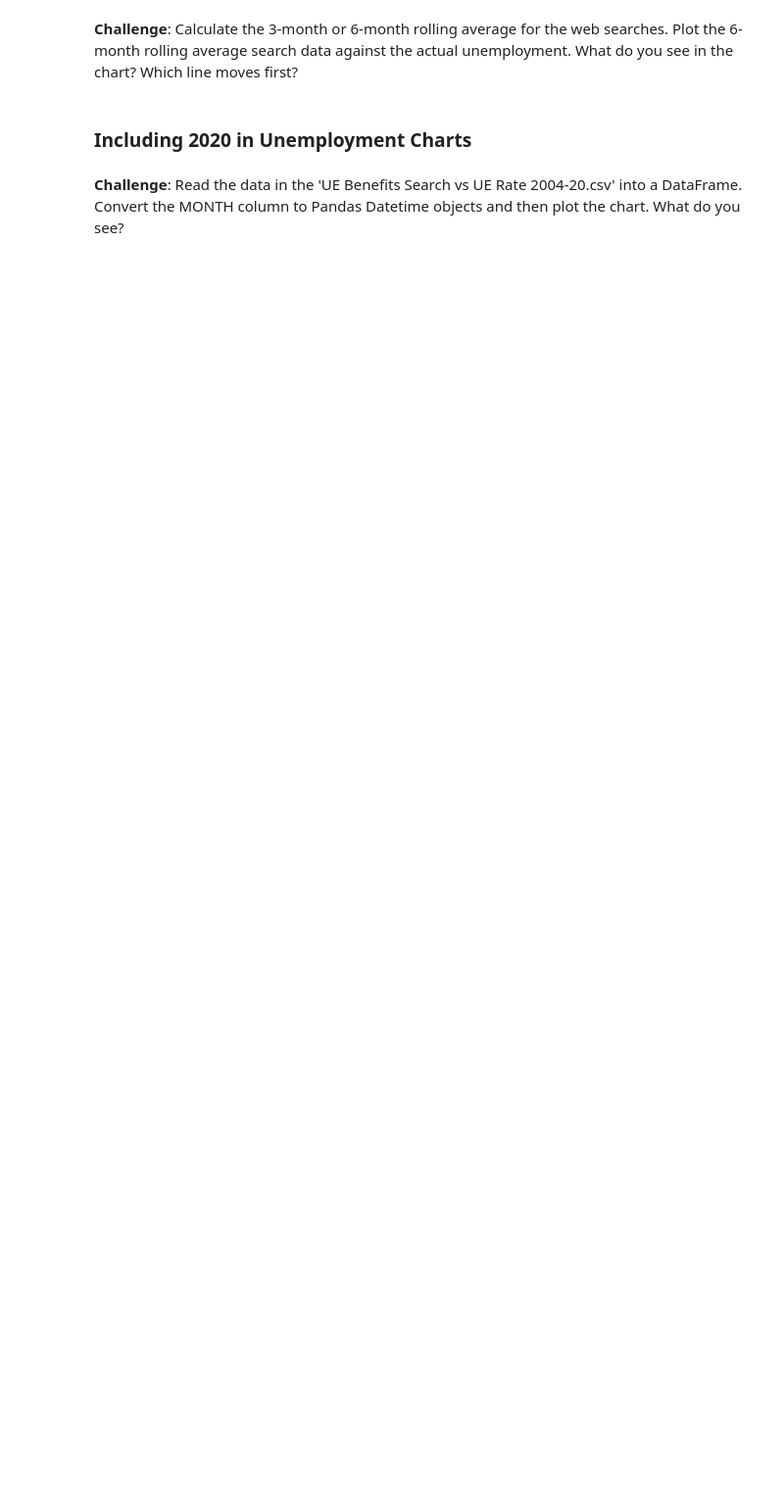
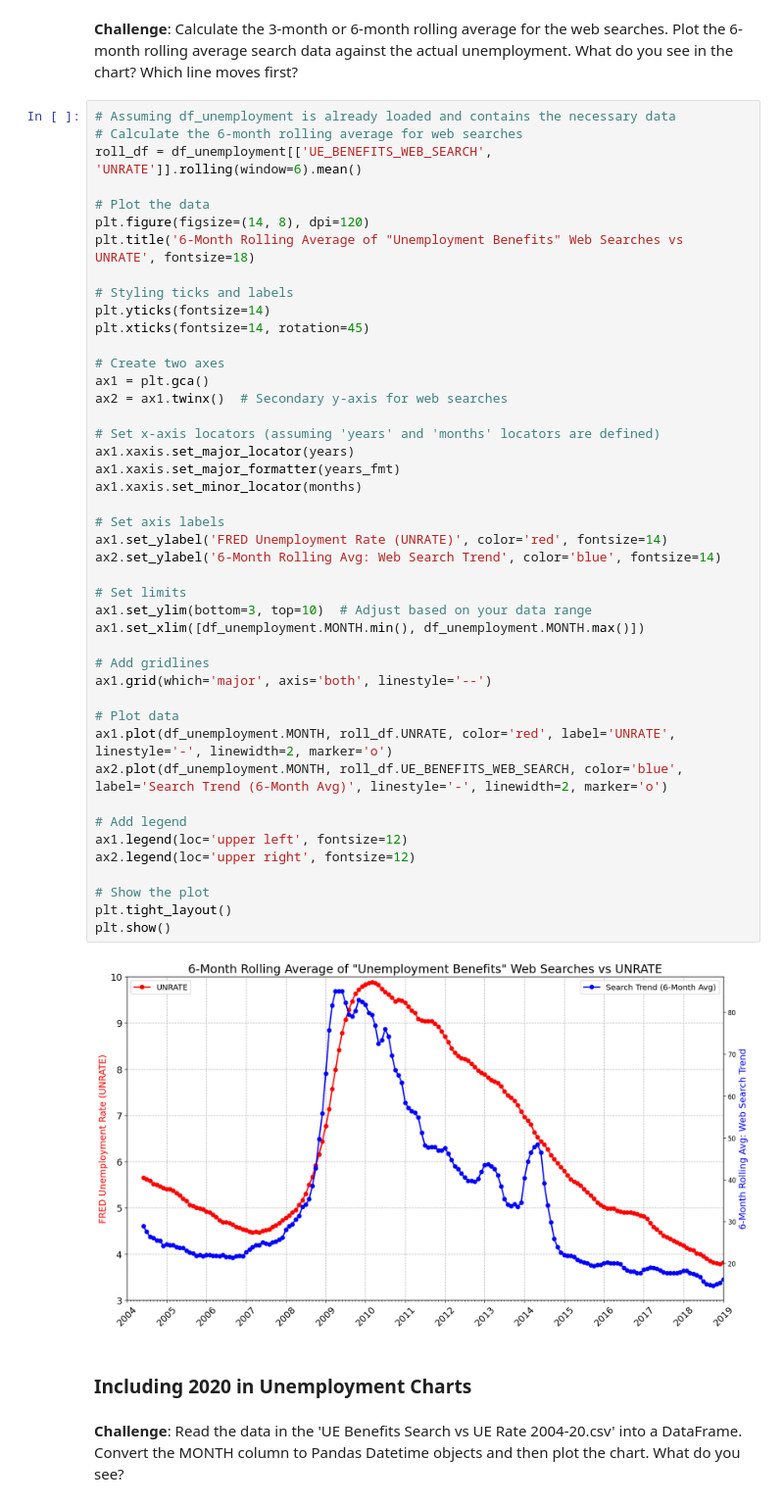
Before and after one commit to SiracencoSerghei/Bootcamp_Python, a Jupyter notebook: day_75/Google Trends and Data Visualisation.ipynb, the cells around one changed output. Shown at 98% size. Saved outputs shown, nothing was run; the diff lists cells and outputs as text; blank space fills up the shorter version.

```diff
--- a/day_75/Google Trends and Data Visualisation.ipynb
+++ b/day_75/Google Trends and Data Visualisation.ipynb
@@ -522,5 +560,51 @@ plt.show()
 # %% [markdown]
 **Challenge**: Calculate the 3-month or 6-month rolling average for the web searches. Plot the 6-month rolling average search data against the actual unemployment. What do you see in the chart? Which line moves first?
+# %%
+# Assuming df_unemployment is already loaded and contains the necessary data
+# Calculate the 6-month rolling average for web searches
+roll_df = df_unemployment[['UE_BENEFITS_WEB_SEARCH', 'UNRATE']].rolling(window=6).mean()
+
+# Plot the data
+plt.figure(figsize=(14, 8), dpi=120)
+plt.title('6-Month Rolling Average of "Unemployment Benefits" Web Searches vs UNRATE', fontsize=18)
+
+# Styling ticks and labels
+plt.yticks(fontsize=14)
+plt.xticks(fontsize=14, rotation=45)
+
+# Create two axes
+ax1 = plt.gca()
+ax2 = ax1.twinx()  # Secondary y-axis for web searches
+
+# Set x-axis locators (assuming 'years' and 'months' locators are defined)
+ax1.xaxis.set_major_locator(years)
+ax1.xaxis.set_major_formatter(years_fmt)
+ax1.xaxis.set_minor_locator(months)
+
+# Set axis labels
+ax1.set_ylabel('FRED Unemployment Rate (UNRATE)', color='red', fontsize=14)
+ax2.set_ylabel('6-Month Rolling Avg: Web Search Trend', color='blue', fontsize=14)
+
+# Set limits
+ax1.set_ylim(bottom=3, top=10)  # Adjust based on your data range
+ax1.set_xlim([df_unemployment.MONTH.min(), df_unemployment.MONTH.max()])
+
+# Add gridlines
+ax1.grid(which='major', axis='both', linestyle='--')
+
+# Plot data
+ax1.plot(df_unemployment.MONTH, roll_df.UNRATE, color='red', label='UNRATE', linestyle='-', linewidth=2, marker='o')
+ax2.plot(df_unemployment.MONTH, roll_df.UE_BENEFITS_WEB_SEARCH, color='blue', label='Search Trend (6-Month Avg)', linestyle='-', linewidth=2, marker='o')
+
+# Add legend
+ax1.legend(loc='upper left', fontsize=12)
+ax2.legend(loc='upper right', fontsize=12)
+
+# Show the plot
+plt.tight_layout()
+plt.show()
+# %% [output]
+[figure, added]
 # %% [markdown]
 ### Including 2020 in Unemployment Charts
 # %% [markdown]
```
Also changed, not shown: parts of 3 cells of this notebook.
